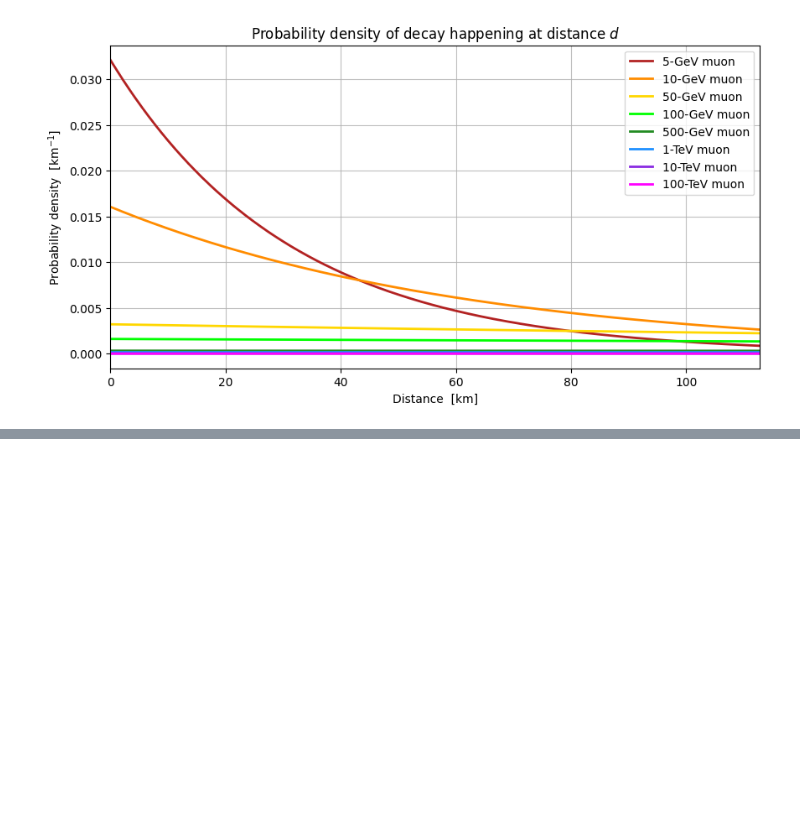
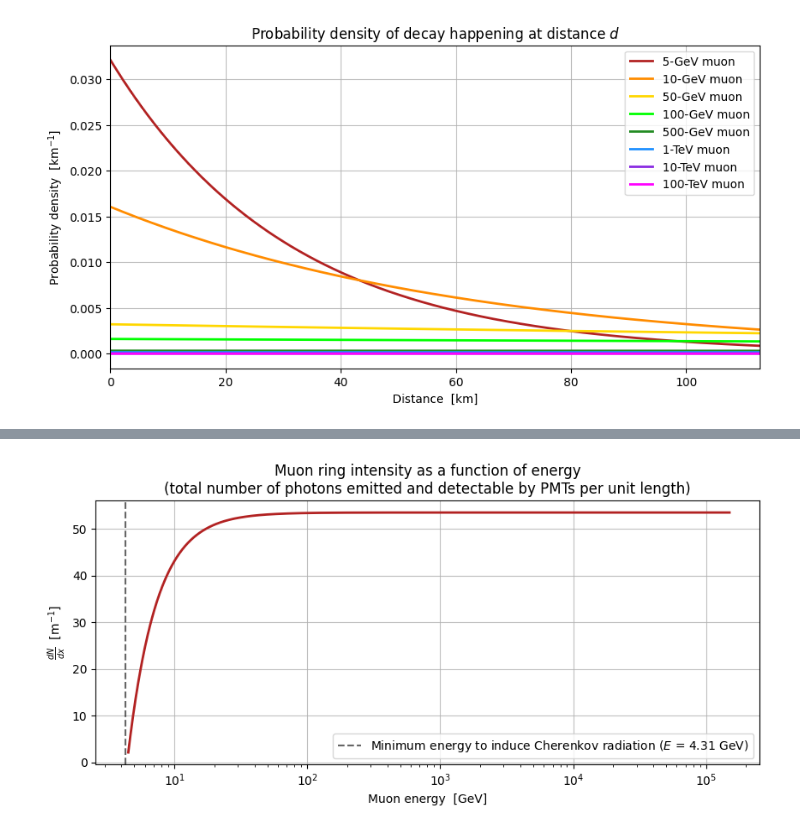
Before and after one commit to leandrorizk/magnetic_monopoles, a Jupyter notebook: muons/muon_plots.ipynb, the cells around one changed output, grey strips where cells are left out. Saved outputs shown, nothing was run; the diff lists cells and outputs as text; code cells hidden in the pictures; blank space fills up the shorter version.

```diff
--- a/muons/muon_plots.ipynb
+++ b/muons/muon_plots.ipynb
@@ -169,0 +222,14 @@ def get_cherenkov_angle(beta, n=1.0003):
+# %%
+# Calculate Cherenkov angles for specific muon energies
+
+some_betas = get_beta(E=muon_energies * u.GeV.to(u.J), m=muon_mass)
+some_angles = get_cherenkov_angle(some_betas)
+some_angles_deg = some_angles / np.pi * 180
+# %%
+print('Muon ring radii:')
+for i, E in enumerate(muon_energies):
+    if E < 1e3:
+        text = str(int(E)) + '-GeV muon:'
+    else:
+        text = str(int(E/1e3)) + '-TeV muon:'
+    print(text, str(round(some_angles_deg[i], 4)) + '°')
@@ -169,0 +246,31 @@ def get_cherenkov_angle(beta, n=1.0003):
+# %%
+# quad is not well behaved for muons with too low energies.
+# Because of n dependence on emitted photon wavelength,
+# muons near energy threshold aren't inducing Cherenkov radiation
+# at all wavelengths between UVB_UVC and PMT_max (limits of integration).
+
+condition = muon_E_span >= 4.5
+
+ring_intensities = np.zeros_like(betas[condition])
+
+for i, beta in enumerate(betas[condition]):
+    ring_intensities[i] = dNdx(lam_low=UVB_UVC, lam_high=PMT_max, beta=beta)
+# %%
+fig, ax = plt.subplots(figsize=(10, 4))
+
+plt.plot(muon_E_span[condition], ring_intensities, c='firebrick', lw=2)
+plt.axvline(x=min_muon_E, color='black', ls='--', lw=1.5, alpha=0.6,
+            label=r'Minimum energy to induce Cherenkov radiation ($E$ = {} GeV)'.format(round(min_muon_E, 2)))
+
+plt.grid(alpha=0.8)
+plt.xlabel('Muon energy  [GeV]')
+plt.ylabel(r'$\frac{dN}{dx}$  [m$^{-1}$]')
+plt.title('Muon ring intensity as a function of energy'
+          + '\n(total number of photons emitted and detectable by PMTs per unit length)')
+
+plt.xscale('log')
+
+plt.legend()
+plt.show()
+# %% [output]
+[figure, added]
```
Also changed, not shown: parts of 23 cells of this notebook.
